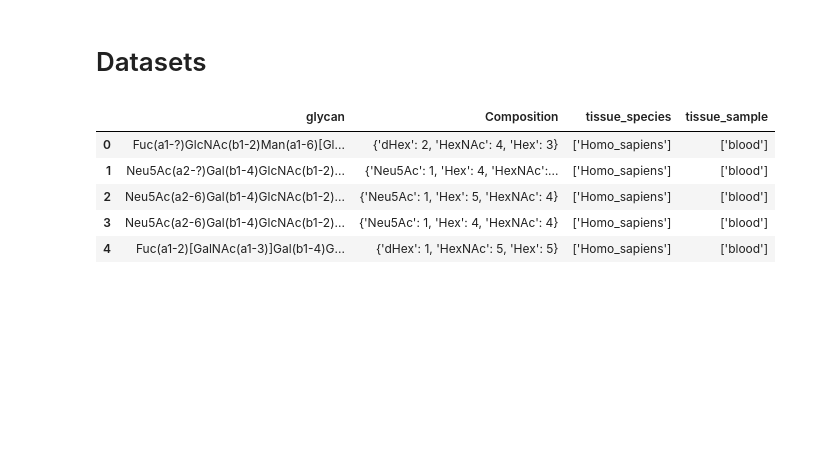
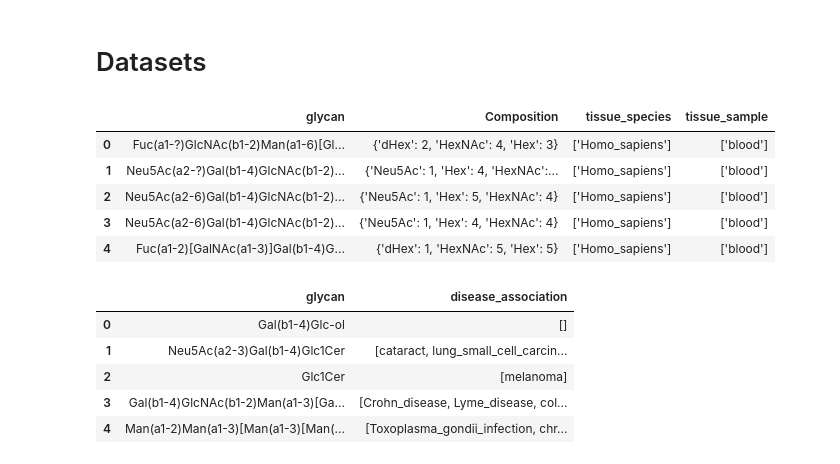
Before and after one commit to PhiCtl/glycan-biomarkers, a Jupyter notebook: src/Task_2/glycan_embedding.ipynb, the cells around one changed output. Cells and saved outputs as stored; diff of their text form; code cells hidden in the pictures; blank space fills up the shorter version.

```diff
--- a/src/Task_2/glycan_embedding.ipynb
+++ b/src/Task_2/glycan_embedding.ipynb
@@ -55,3 +55,13 @@ df_glycan_list.head()
 | 2 | Neu5Ac(a2-6)Gal(b1-4)GlcNAc(b1-2)... | {'Neu5Ac': 1, 'Hex': 5, 'HexNAc': 4} | ['Homo_sapiens'] | ['blood'] |
 | 3 | Neu5Ac(a2-6)Gal(b1-4)GlcNAc(b1-2)... | {'Neu5Ac': 1, 'Hex': 4, 'HexNAc': 4} | ['Homo_sapiens'] | ['blood'] |
 | 4 | Fuc(a1-2)[GalNAc(a1-3)]Gal(b1-4)G... | {'dHex': 1, 'HexNAc': 5, 'Hex': 5} | ['Homo_sapiens'] | ['blood'] |
+# %%
+df_glycan[['glycan', 'disease_association']].head()
+#df_glycan.columns
+# %% [output]
+|  | glycan | disease_association |
+| 0 | Gal(b1-4)Glc-ol | [] |
+| 1 | Neu5Ac(a2-3)Gal(b1-4)Glc1Cer | [cataract, lung_small_cell_carcin... |
+| 2 | Glc1Cer | [melanoma] |
+| 3 | Gal(b1-4)GlcNAc(b1-2)Man(a1-3)[Ga... | [Crohn_disease, Lyme_disease, col... |
+| 4 | Man(a1-2)Man(a1-3)[Man(a1-3)[Man(... | [Toxoplasma_gondii_infection, chr... |
```
Also changed, not shown: parts of 13 cells of this notebook.
